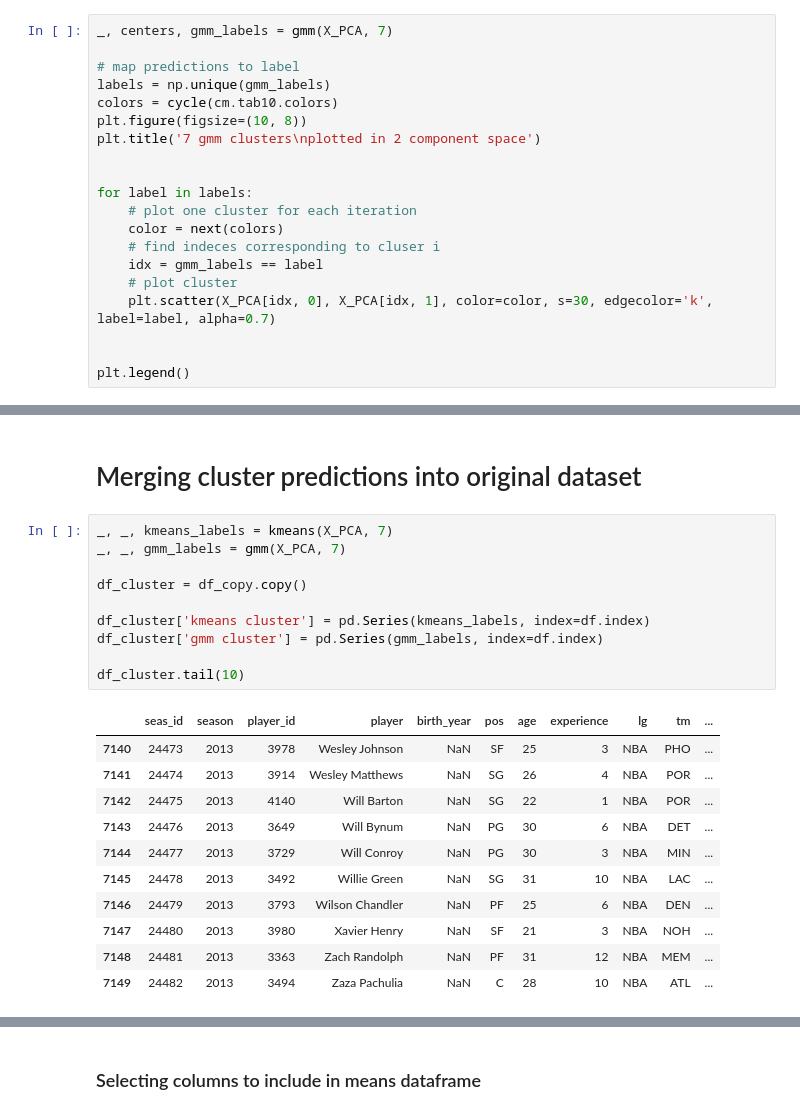
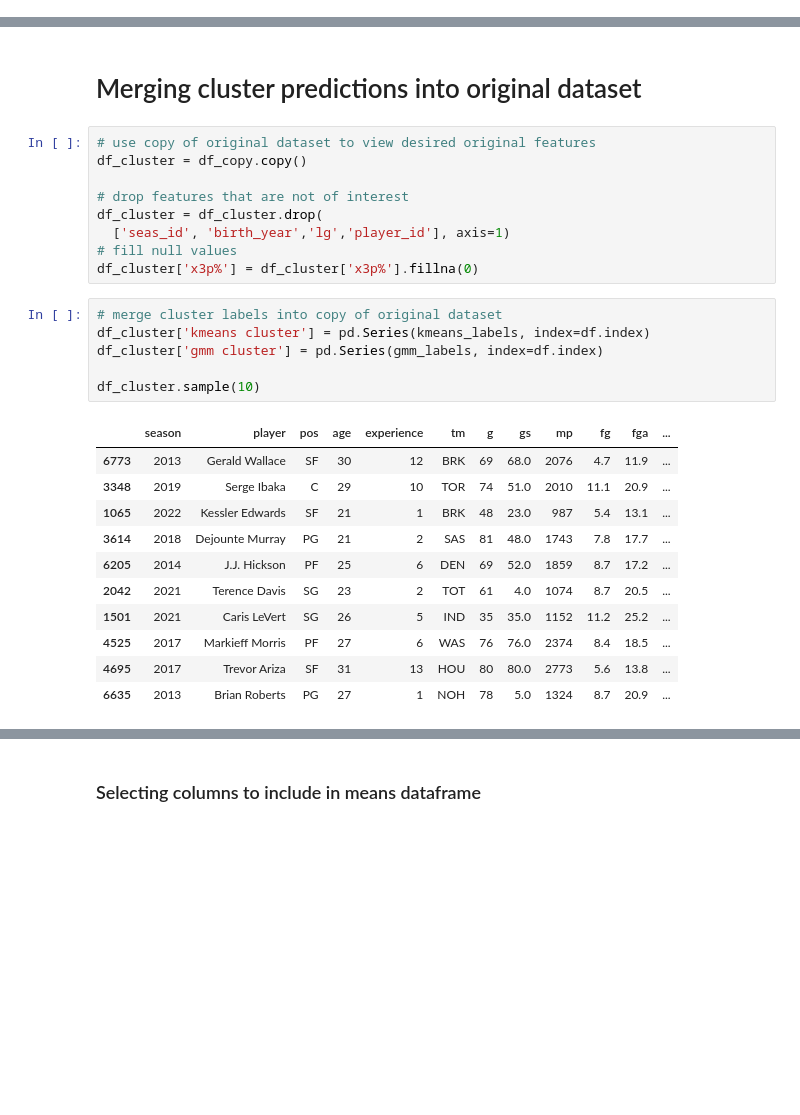
Before and after one commit to AlfonsoGhislieri/nba-machine-learning, a Jupyter notebook: nba.ipynb, the cells around one changed output, grey strips where cells are left out. Drawn from its saved outputs; the diff is of its cells as text; blank space fills up the shorter version.

```diff
--- a/nba.ipynb
+++ b/nba.ipynb
@@ -629,20 +636,0 @@ plt.legend()
-# %%
-_, centers, gmm_labels = gmm(X_PCA, 7)
-
-# map predictions to label
-labels = np.unique(gmm_labels)
-colors = cycle(cm.tab10.colors)
-plt.figure(figsize=(10, 8))
-plt.title('7 gmm clusters\nplotted in 2 component space')
-
-
-for label in labels:
-    # plot one cluster for each iteration
-    color = next(colors)
-    # find indeces corresponding to cluser i
-    idx = gmm_labels == label
-    # plot cluster
-    plt.scatter(X_PCA[idx, 0], X_PCA[idx, 1], color=color, s=30, edgecolor='k', label=label, alpha=0.7)
-
-
-plt.legend()
@@ -652,25 +637,30 @@ plt.legend()
 # %% [markdown]
 # Merging cluster predictions into original dataset
+# %%
+# use copy of original dataset to view desired original features
+df_cluster = df_copy.copy()
+
+# drop features that are not of interest
+df_cluster = df_cluster.drop(
+  ['seas_id', 'birth_year','lg','player_id'], axis=1)
+# fill null values
+df_cluster['x3p%'] = df_cluster['x3p%'].fillna(0)
 # %%
-_, _, kmeans_labels = kmeans(X_PCA, 7)
-_, _, gmm_labels = gmm(X_PCA, 7)
-
-df_cluster = df_copy.copy()
-
+# merge cluster labels into copy of original dataset
 df_cluster['kmeans cluster'] = pd.Series(kmeans_labels, index=df.index)
 df_cluster['gmm cluster'] = pd.Series(gmm_labels, index=df.index)
 
-df_cluster.tail(10)
+df_cluster.sample(10)
 # %% [output]
-|  | seas_id | season | player_id | player | birth_year | pos | age | experience | lg | tm | ... |
-| 7140 | 24473 | 2013 | 3978 | Wesley Johnson | NaN | SF | 25 | 3 | NBA | PHO | ... |
-| 7141 | 24474 | 2013 | 3914 | Wesley Matthews | NaN | SG | 26 | 4 | NBA | POR | ... |
-| 7142 | 24475 | 2013 | 4140 | Will Barton | NaN | SG | 22 | 1 | NBA | POR | ... |
-| 7143 | 24476 | 2013 | 3649 | Will Bynum | NaN | PG | 30 | 6 | NBA | DET | ... |
-| 7144 | 24477 | 2013 | 3729 | Will Conroy | NaN | PG | 30 | 3 | NBA | MIN | ... |
-| 7145 | 24478 | 2013 | 3492 | Willie Green | NaN | SG | 31 | 10 | NBA | LAC | ... |
-| 7146 | 24479 | 2013 | 3793 | Wilson Chandler | NaN | PF | 25 | 6 | NBA | DEN | ... |
-| 7147 | 24480 | 2013 | 3980 | Xavier Henry | NaN | SF | 21 | 3 | NBA | NOH | ... |
-| 7148 | 24481 | 2013 | 3363 | Zach Randolph | NaN | PF | 31 | 12 | NBA | MEM | ... |
-| 7149 | 24482 | 2013 | 3494 | Zaza Pachulia | NaN | C | 28 | 10 | NBA | ATL | ... |
+|  | season | player | pos | age | experience | tm | g | gs | mp | fg | fga | ... |
+| 6773 | 2013 | Gerald Wallace | SF | 30 | 12 | BRK | 69 | 68.0 | 2076 | 4.7 | 11.9 | ... |
+| 3348 | 2019 | Serge Ibaka | C | 29 | 10 | TOR | 74 | 51.0 | 2010 | 11.1 | 20.9 | ... |
+| 1065 | 2022 | Kessler Edwards | SF | 21 | 1 | BRK | 48 | 23.0 | 987 | 5.4 | 13.1 | ... |
+| 3614 | 2018 | Dejounte Murray | PG | 21 | 2 | SAS | 81 | 48.0 | 1743 | 7.8 | 17.7 | ... |
+| 6205 | 2014 | J.J. Hickson | PF | 25 | 6 | DEN | 69 | 52.0 | 1859 | 8.7 | 17.2 | ... |
+| 2042 | 2021 | Terence Davis | SG | 23 | 2 | TOT | 61 | 4.0 | 1074 | 8.7 | 20.5 | ... |
+| 1501 | 2021 | Caris LeVert | SG | 26 | 5 | IND | 35 | 35.0 | 1152 | 11.2 | 25.2 | ... |
+| 4525 | 2017 | Markieff Morris | PF | 27 | 6 | WAS | 76 | 76.0 | 2374 | 8.4 | 18.5 | ... |
+| 4695 | 2017 | Trevor Ariza | SF | 31 | 13 | HOU | 80 | 80.0 | 2773 | 5.6 | 13.8 | ... |
+| 6635 | 2013 | Brian Roberts | PG | 27 | 1 | NOH | 78 | 5.0 | 1324 | 8.7 | 20.9 | ... |
 # %%
```
Also changed, not shown: parts of 38 cells of this notebook.
